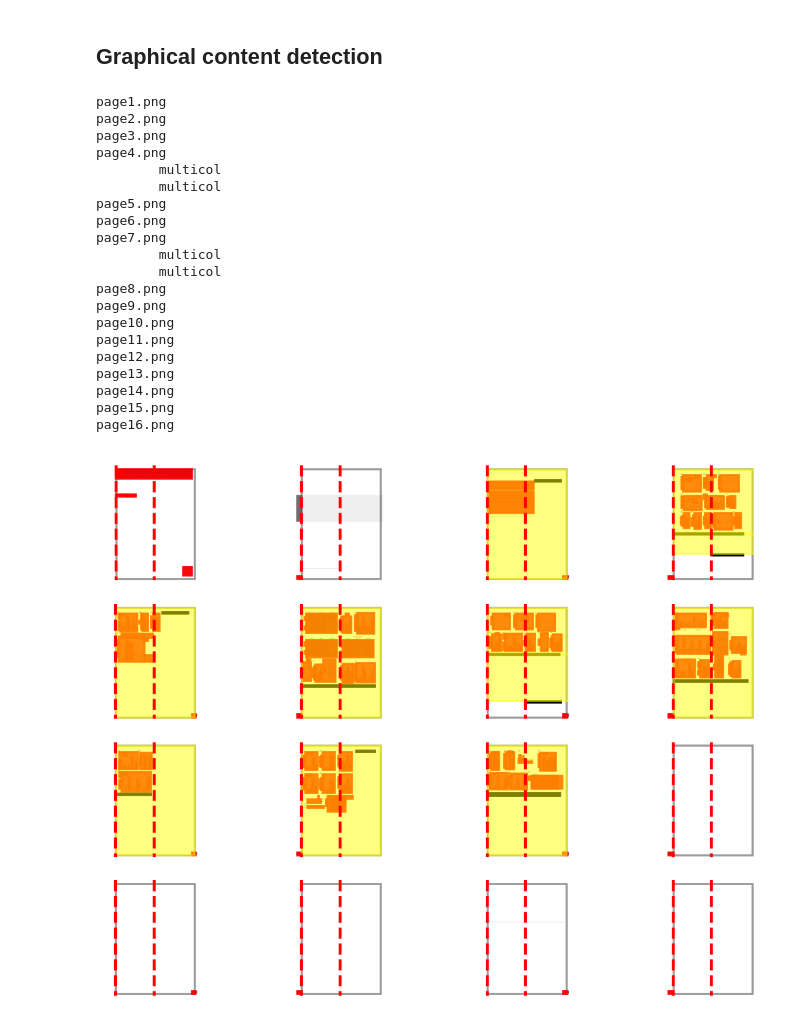
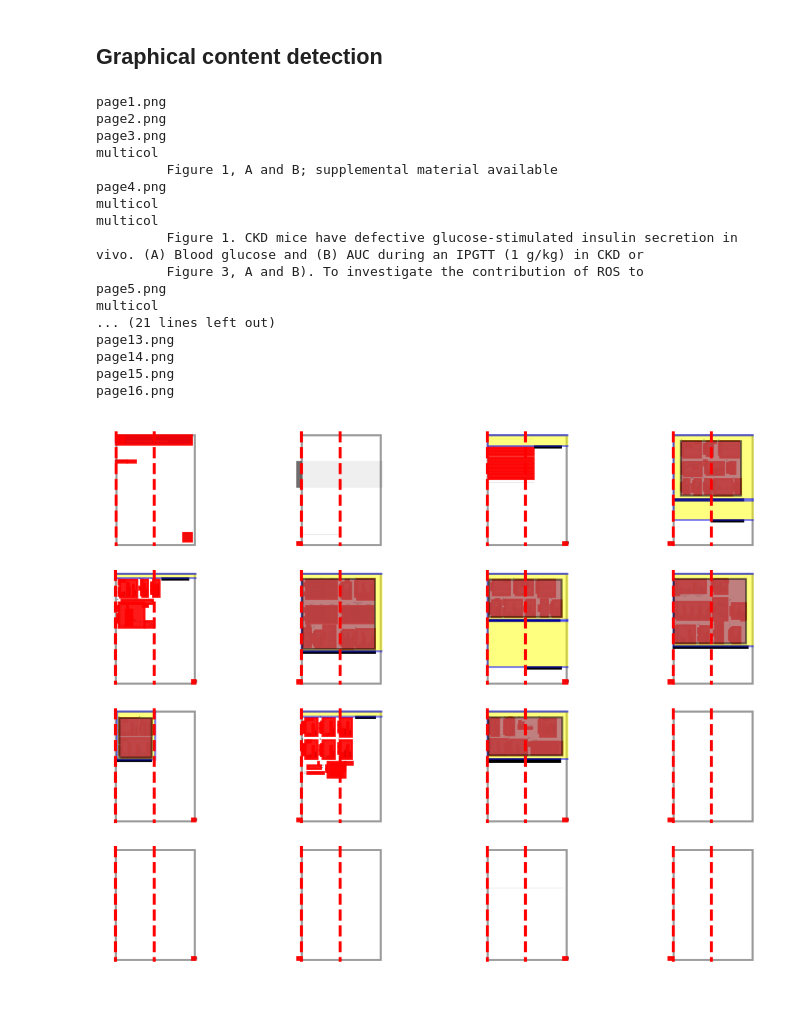
Before and after one commit to pengyuanli/PDFigCapX, a Jupyter notebook: pdfigcapx/src/chrome.ipynb, the cells around one changed output. Saved outputs shown, nothing was run; the diff lists cells and outputs as text; code cells hidden in the pictures.

Commit message:
matching captions and figures

```diff
--- a/pdfigcapx/src/chrome.ipynb
+++ b/pdfigcapx/src/chrome.ipynb
@@ -399,46 +419,47 @@ for idx, page in enumerate(pages):
   page_image = Image.open(png_path)
   page_image = page_image.resize((page.width, page.height))
   draw_content_region(ax[row][col], content_region)
   # draw_text_regions(ax[row][col], page)
 
   # probably don't filter by more height here yet, as some labels connect
   # the figures
   candidates, fig_containers, table_containers = get_potential_figure_bboxes(xpdf_folder_path, page, layout, row_height)
   draw_figure_candidates(ax[row][col], candidates)
   draw_columns(ax[row][col], cols_layout, page.height)
 
   caption_bboxes = [x.to_bbox() for x in fig_containers]
   draw_bboxes(ax[row][col], caption_bboxes, 'black', 'black', 1.0)
   regions = estimate_caption_regions(fig_containers, num_cols_in_doc, page.width, page.height, row_width, row_height, cols_layout, layout)
 
+  out_figures = label_subfig(regions, candidates)
+
   region_bboxes = [x[1] for x in regions]
   # print(region_bboxes)
-  draw_bboxes(ax[row][col], region_bboxes, 'yellow', 'yellow', 0.5)
+  draw_bboxes(ax[row][col], region_bboxes, 'blue', 'yellow', 0.5)
+
+  draw_bboxes(ax[row][col], out_figures, 'black', 'purple', 0.5)
 
   ax[row][col].imshow(page_image)
   ax[row][col].axis('off')
 # %% [output]
 page1.png
 page2.png
 page3.png
+multicol
+         Figure 1, A and B; supplemental material available
 page4.png
-        multicol
-        multicol
+multicol
+multicol
+         Figure 1. CKD mice have defective glucose-stimulated insulin secretion in vivo. (A) Blood glucose and (B) AUC during an IPGTT (1 g/kg) in CKD or
+         Figure 3, A and B). To investigate the contribution of ROS to
 page5.png
-page6.png
-page7.png
-        multicol
-        multicol
-page8.png
-page9.png
-page10.png
-page11.png
-page12.png
+multicol
+... (21 lines left out)
 page13.png
 page14.png
 page15.png
 page16.png
-[figure, old version]
+[figure, new version]
 # %%
 base_folder_path = xpdf_folder_path
 page = pages[2]
```
Also changed, not shown: parts of 3 cells of this notebook, 1 other file.
